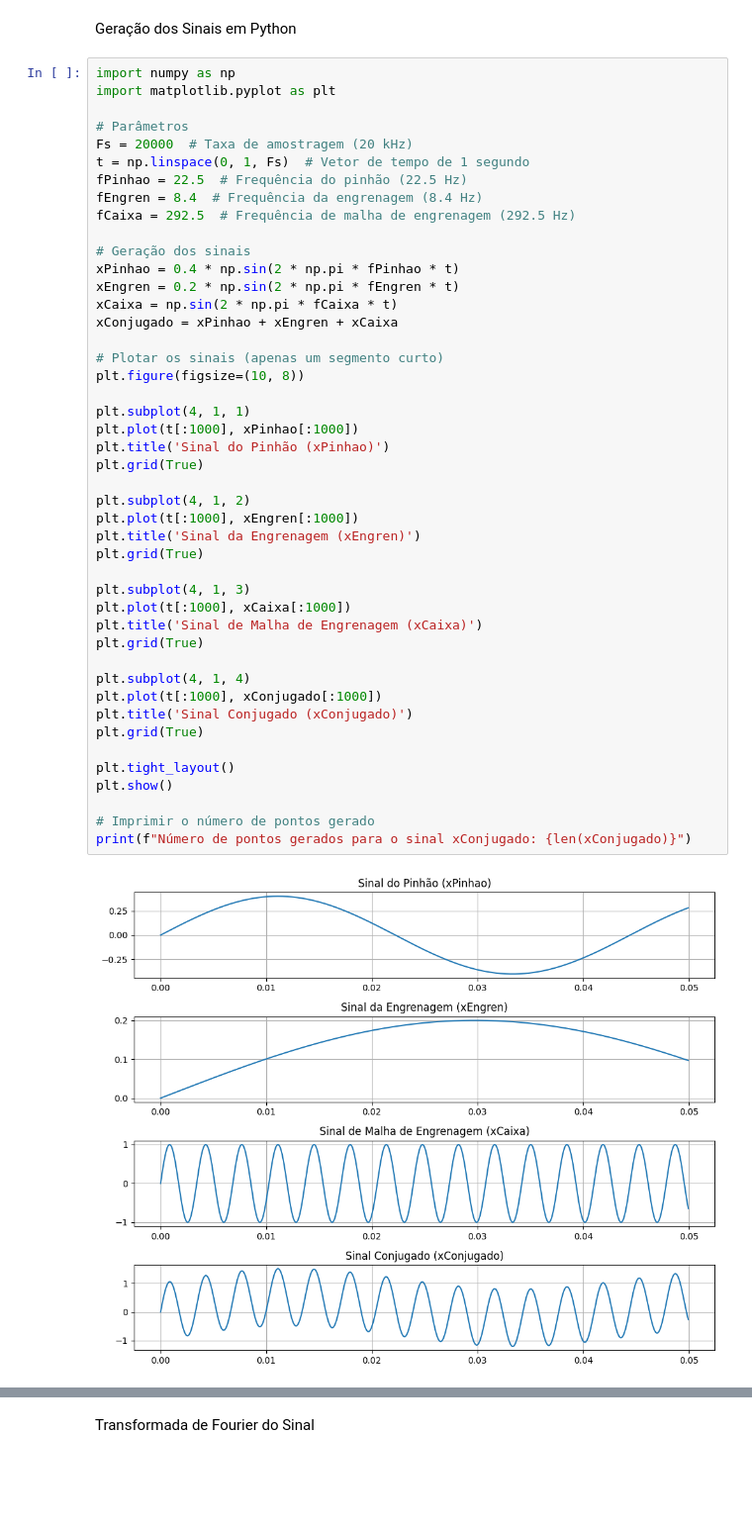
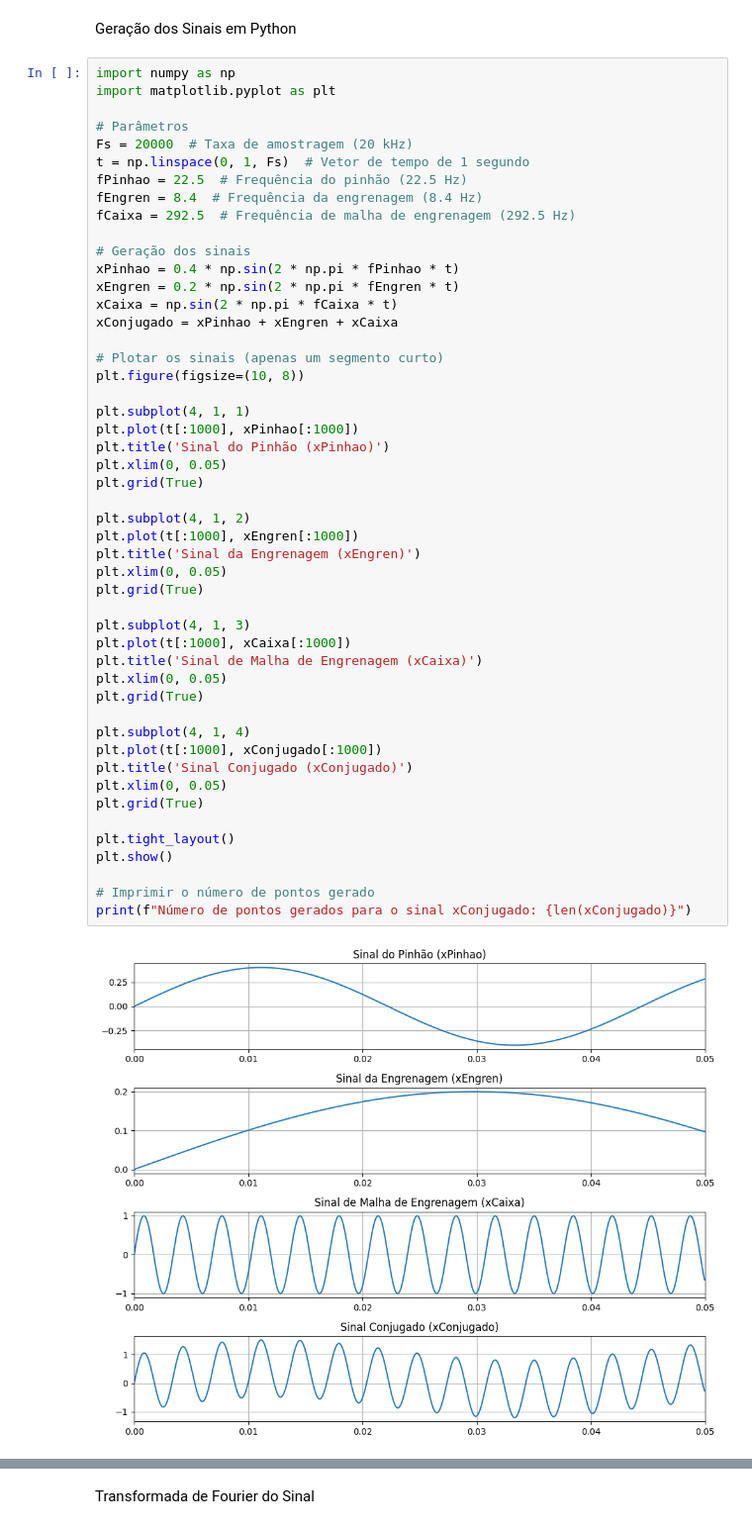
Before and after one commit to Jose-Bruno/PDS, a Jupyter notebook: Exercícios_da_Aula_3_.ipynb, the cells around one changed output, grey strips where cells are left out. Shown at 99% size. Drawn from its saved outputs; the diff is of its cells as text; blank space fills up the shorter version.

```diff
--- a/Exercícios_da_Aula_3_.ipynb
+++ b/Exercícios_da_Aula_3_.ipynb
@@ -22,34 +22,38 @@ xConjugado = xPinhao + xEngren + xCaixa
 
 # Plotar os sinais (apenas um segmento curto)
 plt.figure(figsize=(10, 8))
 
 plt.subplot(4, 1, 1)
 plt.plot(t[:1000], xPinhao[:1000])
 plt.title('Sinal do Pinhão (xPinhao)')
+plt.xlim(0, 0.05)
 plt.grid(True)
 
 plt.subplot(4, 1, 2)
 plt.plot(t[:1000], xEngren[:1000])
 plt.title('Sinal da Engrenagem (xEngren)')
+plt.xlim(0, 0.05)
 plt.grid(True)
 
 plt.subplot(4, 1, 3)
 plt.plot(t[:1000], xCaixa[:1000])
 plt.title('Sinal de Malha de Engrenagem (xCaixa)')
+plt.xlim(0, 0.05)
 plt.grid(True)
 
 plt.subplot(4, 1, 4)
 plt.plot(t[:1000], xConjugado[:1000])
 plt.title('Sinal Conjugado (xConjugado)')
+plt.xlim(0, 0.05)
 plt.grid(True)
 
 plt.tight_layout()
 plt.show()
 
 # Imprimir o número de pontos gerado
 print(f"Número de pontos gerados para o sinal xConjugado: {len(xConjugado)}")
 # %% [output]
-[figure, old version]
+[figure, new version]
 Número de pontos gerados para o sinal xConjugado: 20000
 # %% [markdown]
 Transformada de Fourier do Sinal
```
Also changed, not shown: parts of 3 cells of this notebook.
